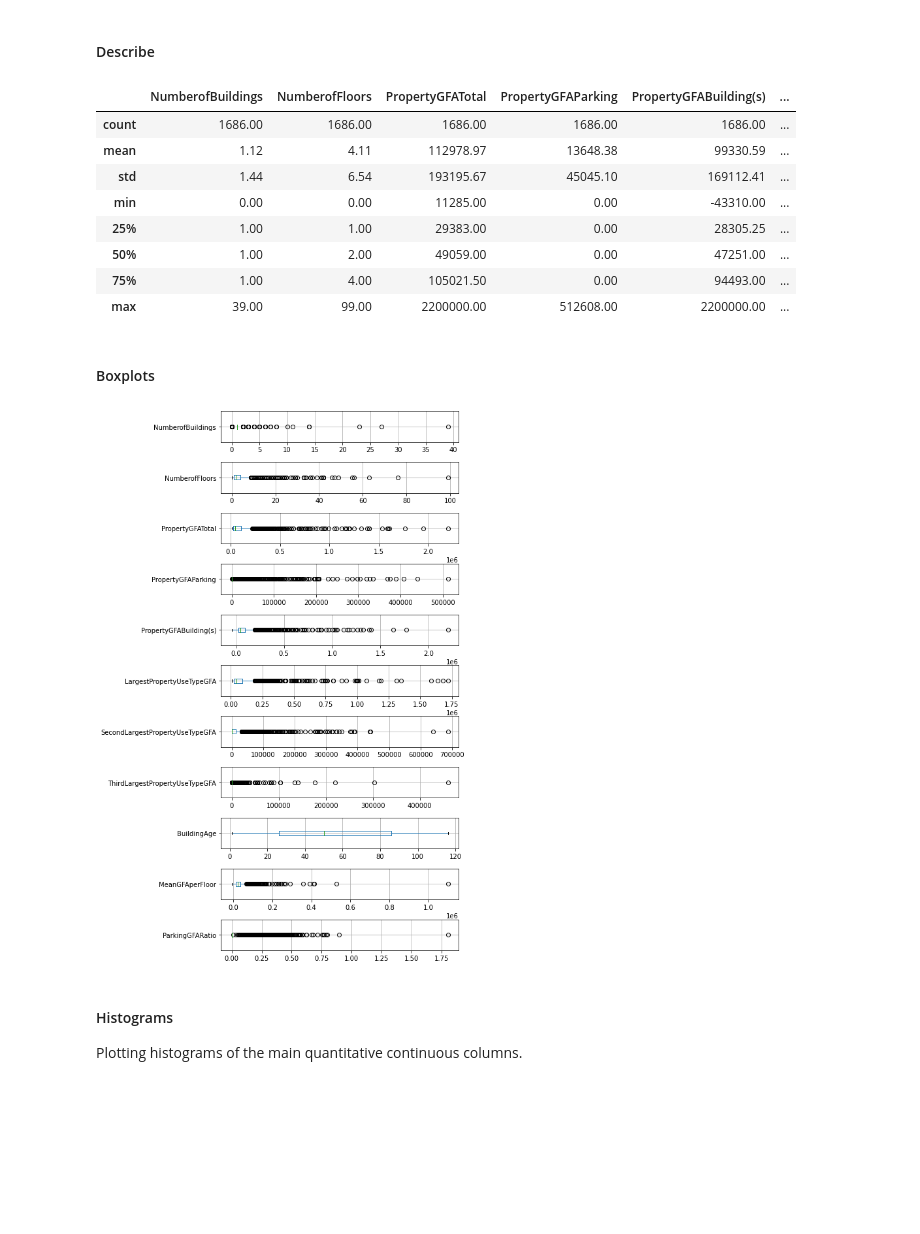
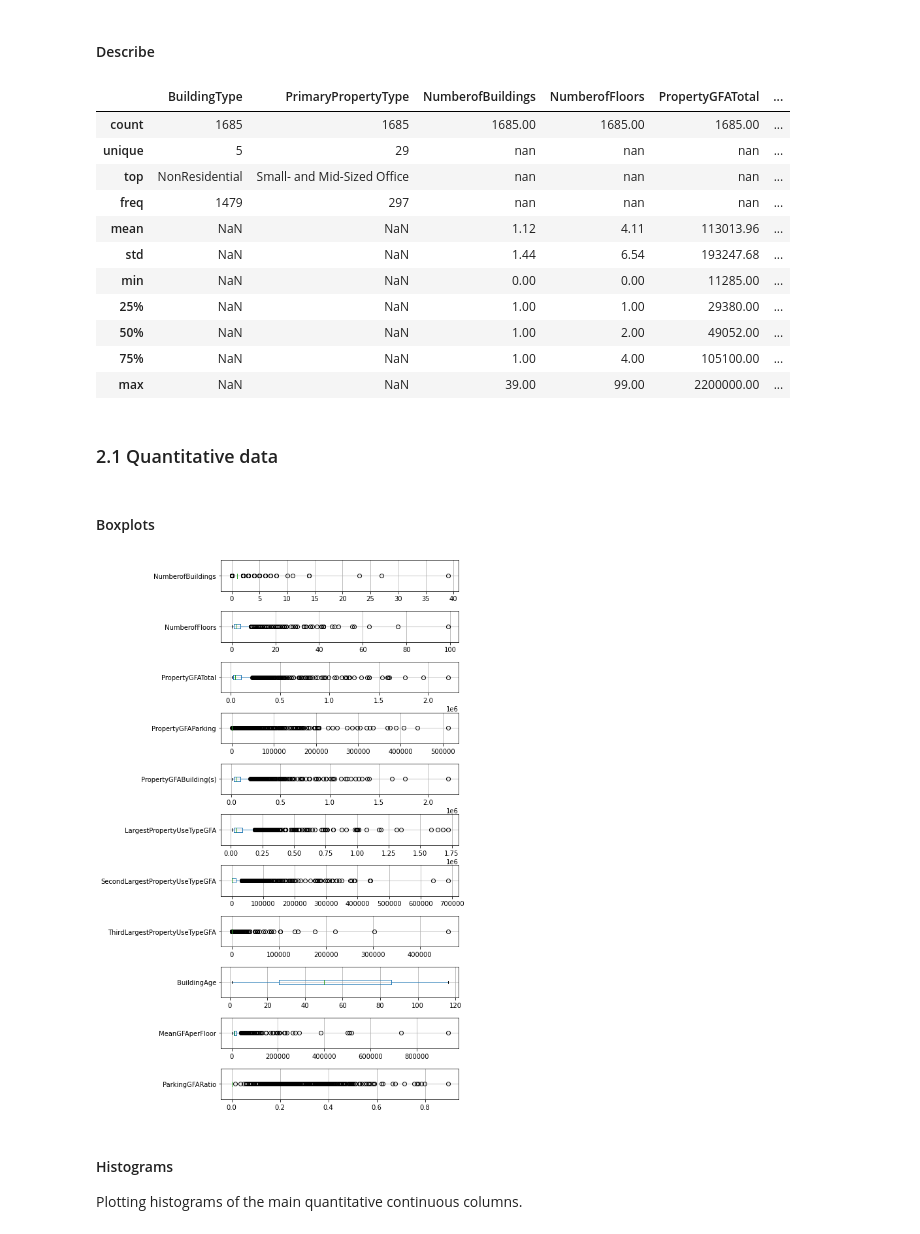
Before and after one commit to SmellyArmure/OC_DS_Project4, a Jupyter notebook: NOTEBOOKS/P4.ipynb, the cells around one changed output. Saved outputs shown, nothing was run; the diff lists cells and outputs as text; code cells hidden in the pictures; blank space fills up the shorter version.

```diff
--- a/NOTEBOOKS/P4.ipynb
+++ b/NOTEBOOKS/P4.ipynb
@@ -884,27 +897,35 @@ speak('feature engineering: done')
 # %% [markdown]
 #### Describe
 # %%
-df[prop_Q_cols].describe(include='all')
+df[prop_cols].describe(include='all')
 # %% [output]
-|  | NumberofBuildings | NumberofFloors | PropertyGFATotal | PropertyGFAParking | PropertyGFABuilding(s) | ... |
-| count | 1686.00 | 1686.00 | 1686.00 | 1686.00 | 1686.00 | ... |
-| mean | 1.12 | 4.11 | 112978.97 | 13648.38 | 99330.59 | ... |
-| std | 1.44 | 6.54 | 193195.67 | 45045.10 | 169112.41 | ... |
-| min | 0.00 | 0.00 | 11285.00 | 0.00 | -43310.00 | ... |
-| 25% | 1.00 | 1.00 | 29383.00 | 0.00 | 28305.25 | ... |
-| 50% | 1.00 | 2.00 | 49059.00 | 0.00 | 47251.00 | ... |
-| 75% | 1.00 | 4.00 | 105021.50 | 0.00 | 94493.00 | ... |
-| max | 39.00 | 99.00 | 2200000.00 | 512608.00 | 2200000.00 | ... |
+|  | BuildingType | PrimaryPropertyType | NumberofBuildings | NumberofFloors | PropertyGFATotal | ... |
+| count | 1685 | 1685 | 1685.00 | 1685.00 | 1685.00 | ... |
+| unique | 5 | 29 | nan | nan | nan | ... |
+| top | NonResidential | Small- and Mid-Sized Office | nan | nan | nan | ... |
+| freq | 1479 | 297 | nan | nan | nan | ... |
+| mean | NaN | NaN | 1.12 | 4.11 | 113013.96 | ... |
+| std | NaN | NaN | 1.44 | 6.54 | 193247.68 | ... |
+| min | NaN | NaN | 0.00 | 0.00 | 11285.00 | ... |
+| 25% | NaN | NaN | 1.00 | 1.00 | 29380.00 | ... |
+| 50% | NaN | NaN | 1.00 | 2.00 | 49052.00 | ... |
+| 75% | NaN | NaN | 1.00 | 4.00 | 105100.00 | ... |
+| max | NaN | NaN | 39.00 | 99.00 | 2200000.00 | ... |
+# %% [markdown]
+### 2.1 Quantitative data
 # %% [markdown]
 #### Boxplots
 # %%
 fig, axs = plt.subplots(len(df[prop_Q_cols].columns),1,
                         figsize=(8, 12), sharey=False)
 for c, ax in zip(df[prop_Q_cols].columns, axs):
     df.boxplot(c, vert=False, ax=ax)
 fig.tight_layout(h_pad=0.051)
+if save_enabled: plt.savefig(os.getcwd()+'/FIG/'+'2_1_boxplots.png',
+                             dpi=400);
+plt.show()
 # %% [output]
-[figure, old version]
+[figure, new version]
 # %% [markdown]
 #### Histograms
 
```
Also changed, not shown: parts of 45 cells of this notebook, 2 other files.
